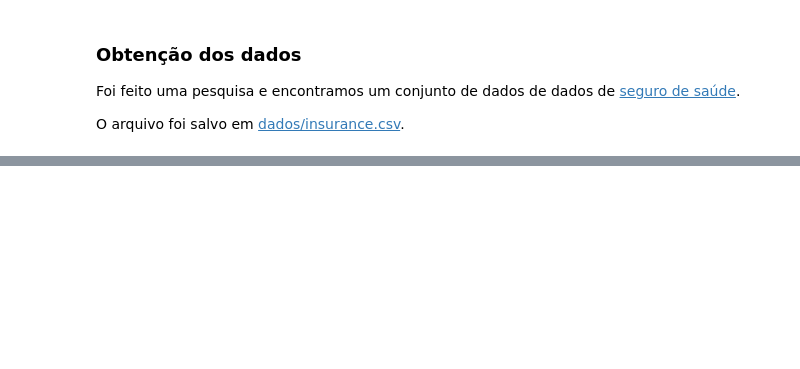
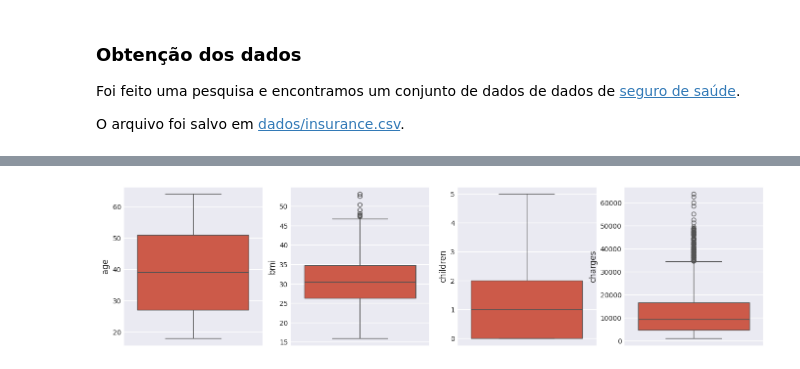
Before and after one commit to willsilvano/tech-challenges-post-tech-fiap, a Jupyter notebook: fase-01/tech-challenge-01.ipynb, the cells around one changed output, grey strips where cells are left out. Cells and saved outputs as stored; diff of their text form; code cells hidden in the pictures; blank space fills up the shorter version.

```diff
--- a/fase-01/tech-challenge-01.ipynb
+++ b/fase-01/tech-challenge-01.ipynb
@@ -42,0 +195,18 @@ O arquivo foi salvo em [dados/insurance.csv](dados/insurance.csv).
+# %%
+plt.figure(figsize=(15, 4))
+
+plt.subplot(1, 4, 1)
+sns.boxplot(y='age', data=df)
+
+plt.subplot(1, 4, 2)
+sns.boxplot(y='bmi', data=df)
+
+plt.subplot(1, 4, 3)
+sns.boxplot(y='children', data=df)
+
+plt.subplot(1, 4, 4)
+sns.boxplot(y='charges', data=df)
+
+plt.show()
+# %% [output]
+[figure, added]
```
Also changed, not shown: parts of 28 cells of this notebook.
